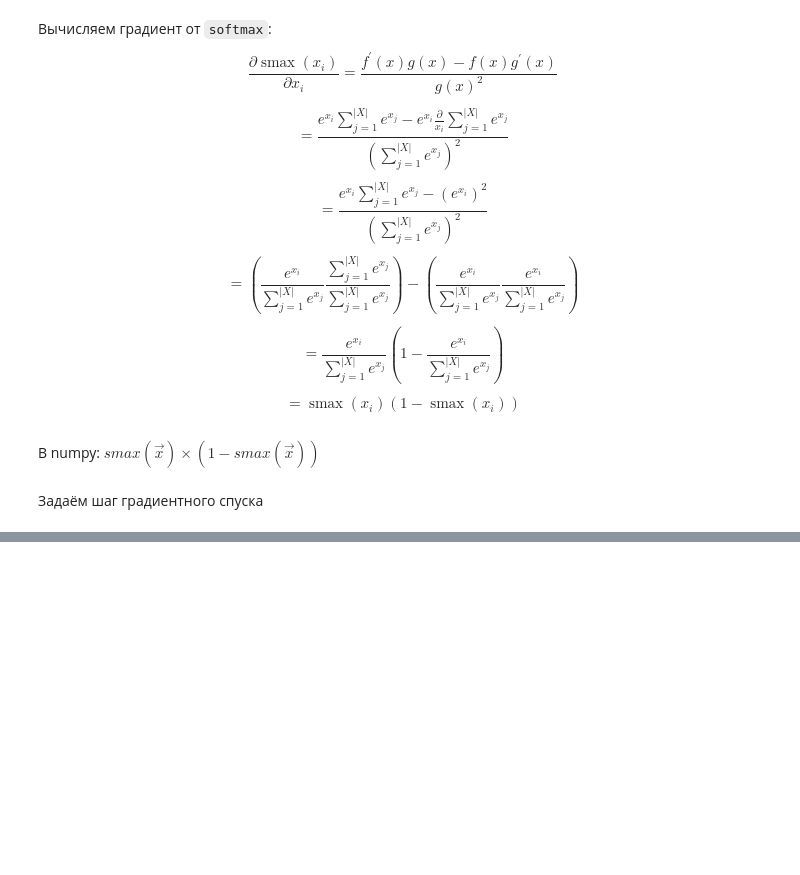
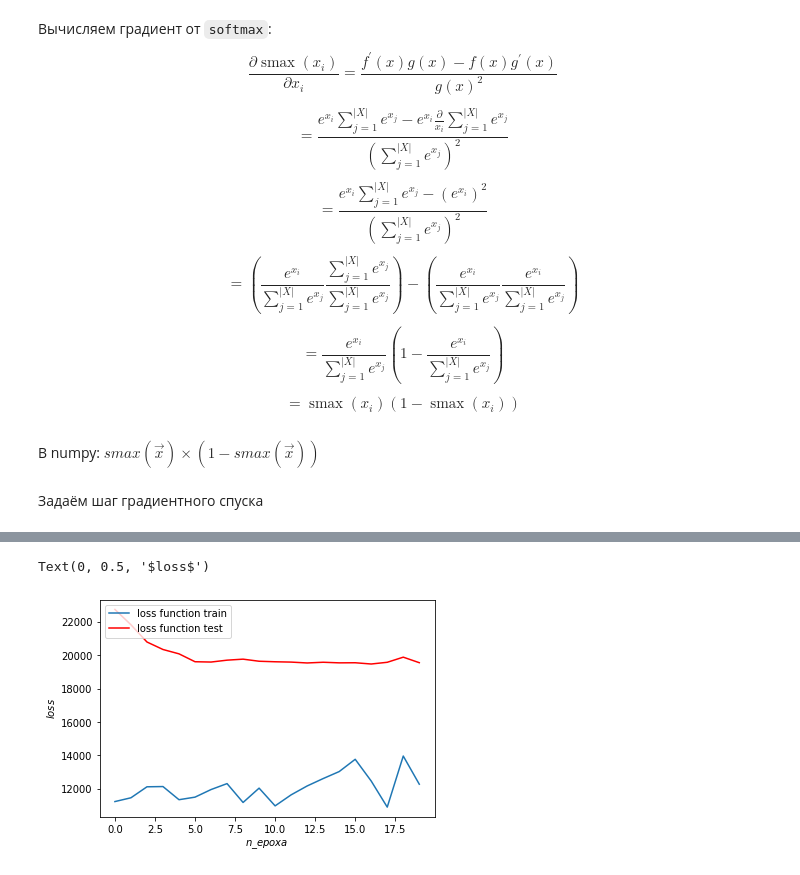
Before and after one commit to BredikhinAlexander/Technotrek-neural-networks, a Jupyter notebook: HW02_perceptron/HW02.ipynb, the cells around one changed output, grey strips where cells are left out. Saved outputs shown, nothing was run; the diff lists cells and outputs as text; code cells hidden in the pictures; blank space fills up the shorter version.

```diff
--- a/HW02_perceptron/HW02.ipynb
+++ b/HW02_perceptron/HW02.ipynb
@@ -370,0 +462,13 @@ def train_loop(X, y, model, loss_fn, epochs=100):
+# %%
+def To_one_hot_encoding(y):
+    y_one_hot = np.zeros((y.shape[0], 10))
+    for i in range(len(y_one_hot)):
+        y_one_hot[i][y[i]] = 1
+    return y_one_hot
+# %%
+y_train = np.array(y_train)
+y_train_one_hot = To_one_hot_encoding(y_train)
+y_test = np.array(y_test)
+y_test_one_hot = To_one_hot_encoding(y_test)
+print(y_train_one_hot[0])
+print(y_train[0])
@@ -370,0 +478,4 @@ def train_loop(X, y, model, loss_fn, epochs=100):
+# %%
+bias = np.ones((X_test.shape[0], 1))
+Xtest = np.hstack((X_test, bias))
+Xtest.shape
@@ -371,4 +484,4 @@ def train_loop(X, y, model, loss_fn, epochs=100):
 # %%
 obj_fn = loss()
 model = Perceptron()
-loss_history = train_loop(Xtr, ytr, lr_model, obj_fn, epochs=1000)
+train_loss_history, test_loss_history = train_loop(Xtr, y_train_one_hot, model, obj_fn, Xtest, y_test_one_hot, epochs=20)
@@ -374,0 +634,9 @@ loss_history = train_loop(Xtr, ytr, lr_model, obj_fn, epochs=1000)
+# %%
+plt.plot(train_loss_history, label='loss function train') # график убывания loss функции от номера эпохи
+plt.plot(test_loss_history, label='loss function test', c='r')
+plt.legend(loc='upper left')
+plt.xlabel('$n\_epoxa$')
+plt.ylabel('$loss$')
+# %% [output]
+Text(0, 0.5, '$loss$')
+[figure, added]
```
Also changed, not shown: parts of 18 cells of this notebook.
